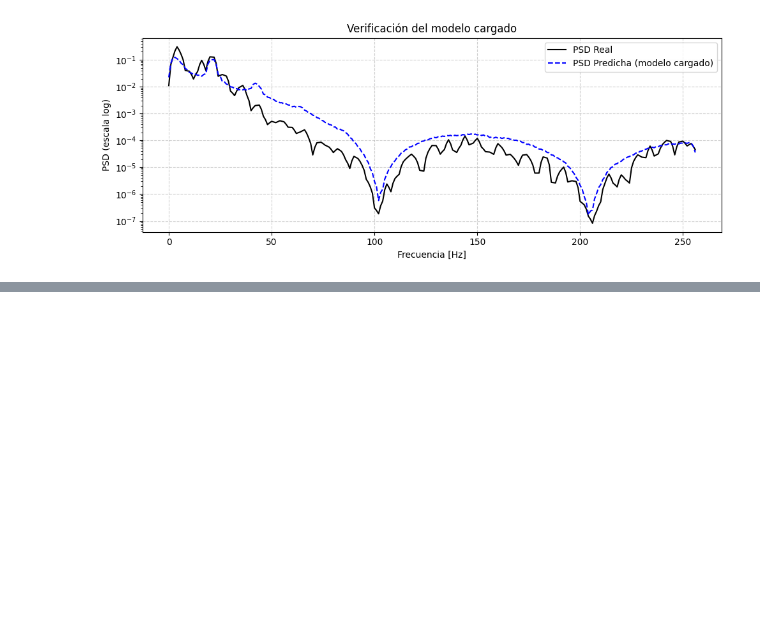
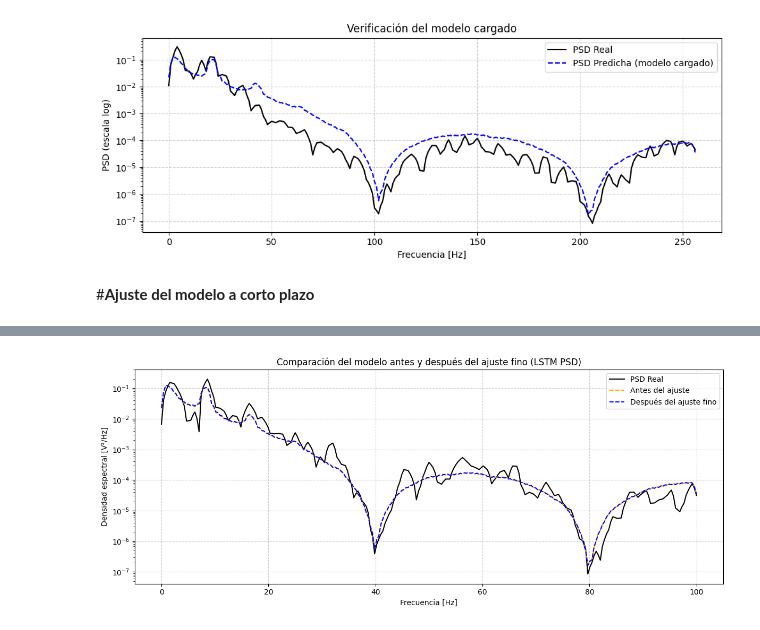
Before and after one commit to jmoralespineda/TEORIA_DE_SE-ALES, a Jupyter notebook: LSTM_Base_Datos.ipynb, the cells around one changed output, grey strips where cells are left out. Drawn from its saved outputs; the diff is of its cells as text; code cells hidden in the pictures; blank space fills up the shorter version.

```diff
--- a/LSTM_Base_Datos.ipynb
+++ b/LSTM_Base_Datos.ipynb
@@ -573,3 +573,74 @@ plt.show()
 ✅ Modelo cargado correctamente y listo para inferencia.
 Predicción de prueba exitosa. Forma de salida: (64, 257)
 [figure]
+# %% [markdown]
+#**Ajuste del modelo a corto plazo**
+# %%
+# ===== Celda 7: Guardado, carga y ajuste fino del modelo (versión corregida) =====
+
+# --- Guardar el modelo base ---
+save_path = "lstm_psd_model.pth"
+torch.save(model.state_dict(), save_path)
+print(f"💾 Modelo LSTM guardado correctamente en: {save_path}")
+
+# --- Cargar el modelo para refinamiento ---
+loaded_model = LSTM_PSD(input_size=1, hidden_size=64, num_layers=1,
+                        output_size=PSD_LEN, dropout=0.1, bidir=False).to(device)
+loaded_model.load_state_dict(torch.load(save_path, map_location=device))
+loaded_model.train()
+
+# --- Ajuste fino: menor LR, pocas épocas, más peso a altas frecuencias ---
+fine_tune_epochs = 10
+fine_tune_lr = 1e-5
+optimizer_fine = torch.optim.Adam(loaded_model.parameters(), lr=fine_tune_lr)
+
+# máscara de peso (más peso a frecuencias altas)
+freq_weight = torch.linspace(0.8, 1.5, PSD_LEN).to(device)
+
+print("🔧 Iniciando ajuste fino (fine-tuning) de corto plazo...")
+
+for epoch in range(fine_tune_epochs):
+    epoch_loss = 0.0
+    for xb, yb in train_loader:
+        xb, yb = xb.to(device), yb.to(device)
+        preds = loaded_model(xb)
+        # pérdida ponderada
+        loss = torch.mean(((preds - yb) ** 2) * freq_weight)
+        optimizer_fine.zero_grad()
+        loss.backward()
+        nn.utils.clip_grad_norm_(loaded_model.parameters(), 3.0)
+        optimizer_fine.step()
+        epoch_loss += loss.item() * xb.size(0)
+    epoch_loss /= len(train_loader.dataset)
+    print(f"Fine-Tune Epoch {epoch+1}/{fine_tune_epochs} | Weighted MSE={epoch_loss:.6e}")
+
+# --- Guardar el modelo ajustado ---
+torch.save(loaded_model.state_dict(), "lstm_psd_model_finetuned.pth")
+print("✅ Ajuste fino completado y modelo guardado como: lstm_psd_model_finetuned.pth")
+
+# --- Evaluación antes y después del fine-tuning ---
+loaded_model.eval()
+model.eval()
+
+with torch.no_grad():
+    xb, yb = next(iter(test_loader))
+    xb = xb.to(device)
+    y_pred_before = model(xb).cpu().numpy()
+    y_pred_after = loaded_model(xb).cpu().numpy()
+    y_true = yb.numpy()
+
+idx = np.random.randint(0, len(y_true))
+f_model = np.linspace(0, FS/2, PSD_LEN)
+
+plt.figure(figsize=(12, 5))
+plt.semilogy(f_model, np.exp(y_true[idx]), label="PSD Real", color="black")
+plt.semilogy(f_model, np.exp(y_pred_before[idx]), "--", label="Antes del ajuste", color="orange")
+plt.semilogy(f_model, np.exp(y_pred_after[idx]), "--", label="Después del ajuste fino", color="blue")
+plt.xlabel("Frecuencia [Hz]")
+plt.ylabel("Densidad espectral [V²/Hz]")
+plt.title("Comparación del modelo antes y después del ajuste fino (LSTM PSD)")
+plt.legend()
+plt.grid(True, linestyle='--', alpha=0.6)
+plt.tight_layout()
+plt.show()
+# %% [output]
@@ -575,0 +660 @@ Predicción de prueba exitosa. Forma de salida: (64, 257)
+[figure, added]
```
Also changed, not shown: parts of 7 cells of this notebook.
